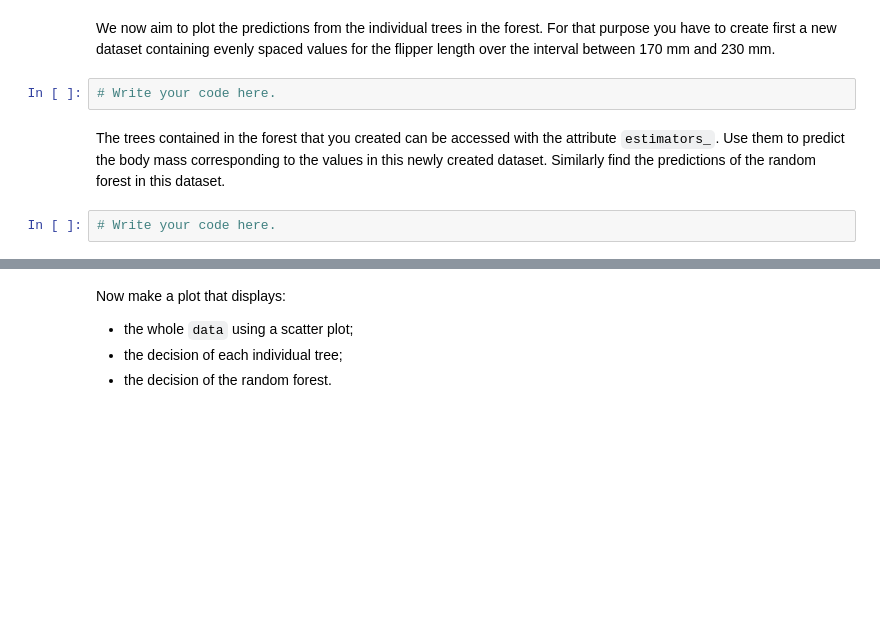
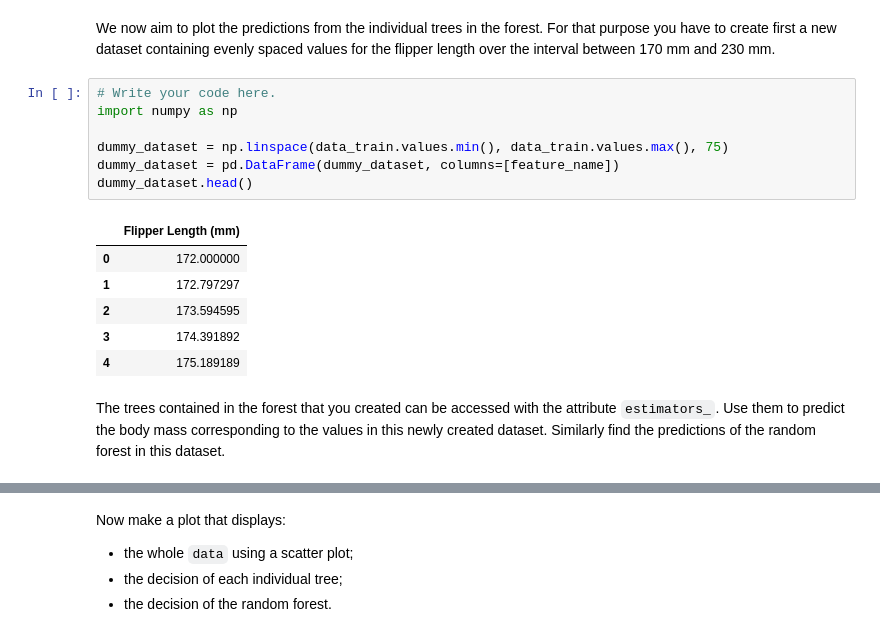
Before and after one commit to royaad/INRIA-ML-scikit-learn, a Jupyter notebook: Module 6/615_ensemble_ex_02.ipynb, the cells around one changed output, grey strips where cells are left out. Saved outputs shown, nothing was run; the diff lists cells and outputs as text; blank space fills up the shorter version.

```diff
--- a/Module 6/615_ensemble_ex_02.ipynb
+++ b/Module 6/615_ensemble_ex_02.ipynb
@@ -32,12 +43,22 @@ We now aim to plot the predictions from the individual trees in the forest.
 For that purpose you have to create first a new dataset containing evenly
 spaced values for the flipper length over the interval between 170 mm and 230
 mm.
-# %%
-# Write your code here.
+# %%
+# Write your code here.
+import numpy as np
+
+dummy_dataset = np.linspace(data_train.values.min(), data_train.values.max(), 75)
+dummy_dataset = pd.DataFrame(dummy_dataset, columns=[feature_name])
+dummy_dataset.head()
+# %% [output]
+|  | Flipper Length (mm) |
+| 0 | 172.000000 |
+| 1 | 172.797297 |
+| 2 | 173.594595 |
+| 3 | 174.391892 |
+| 4 | 175.189189 |
 # %% [markdown]
 The trees contained in the forest that you created can be accessed with the
 attribute `estimators_`. Use them to predict the body mass corresponding to
 the values in this newly created dataset. Similarly find the predictions of
 the random forest in this dataset.
-# %%
-# Write your code here.
```
Also changed, not shown: parts of 6 cells of this notebook, 9 other files.
